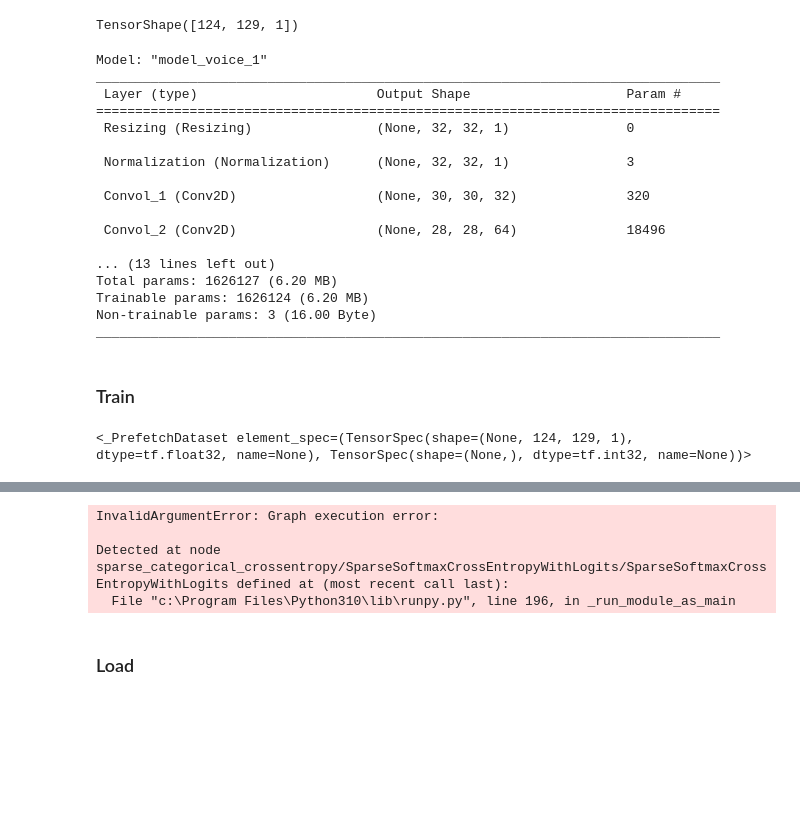
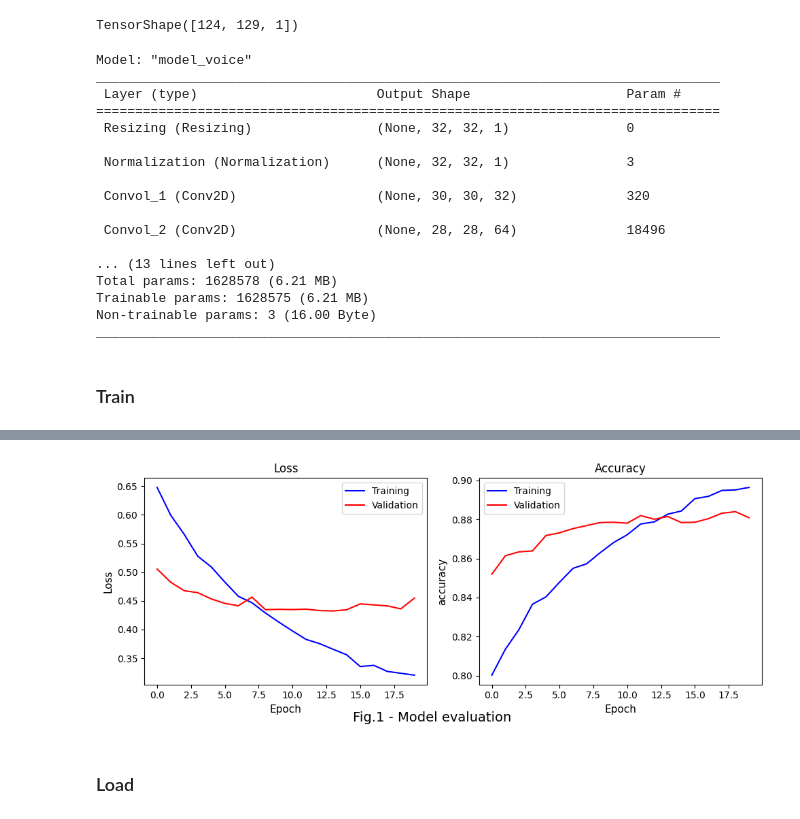
Before and after one commit to Alex1iv/speech_classification, a Jupyter notebook: notebooks/simple_audio.ipynb, the cells around one changed output, grey strips where cells are left out. Drawn from its saved outputs; the diff is of its cells as text; code cells hidden in the pictures; blank space fills up the shorter version.

```diff
--- a/notebooks/simple_audio.ipynb
+++ b/notebooks/simple_audio.ipynb
@@ -73,10 +71,18 @@ train_ds, val_ds = tf.keras.utils.audio_dataset_from_directory(
     output_sequence_length=16000, # clip duration
     seed=random_seed,
     subset='both',
-    validation_split=0.2
+    validation_split=0.2,
+    #shuffle=False
 )
-label_names = np.array(train_ds.class_names)
+
+label_names = np.array(train_ds.class_names, dtype='object')
 label_names
+
+# acceptable_commands = ['up', 'down', 'go', 'stop', 'left', 'right', 'yes', 'no' ,
+#     'on', 'off', '_background_noise_']
+# label_list = train_ds.class_names
+# label_mapping = [label.replace('_background_noise_','silence') \
+#     if label in acceptable_commands  else 'unknown' for label in label_list]
 # %% [output]
 Found 64727 files belonging to 31 classes.
 Using 51782 files for training.
@@ -377,15 +400,15 @@ TensorShape([124, 129, 1])
 # %%
 from tensorflow.keras.layers import InputLayer
-my_shape = example_spectrograms.shape[1:]
+my_shape = example_spectrograms.shape[1:] #(124, 129, 1)
 # print('Input shape is: ',my_shape, '\nNum labels:', num_labels,
 #     '\noriginal:', X[0].shape,
 #     '\nShape to the model:', tf.squeeze(X[0]).shape,'\n')
-model = ModelVoice(data=train_spectrogram_ds)
-model.build(input_shape= my_shape)
-model.call(tf.keras.layers.Input(shape = (64, 124, 1)))
+model = ModelVoice(data=train_spectrogram_ds, output_units=31)  #X_train
+model.build(input_shape= my_shape) ##X_train.shape
+model.call(tf.keras.layers.Input(shape = (64, 124,1)))
 model.summary(line_length=80)
 # %% [output]
-Model: "model_voice_1"
+Model: "model_voice"
 ________________________________________________________________________________
  Layer (type)                       Output Shape                    Param #
 ================================================================================
@@ -398,13 +421,9 @@ ________________________________________________________________________________
  Convol_2 (Conv2D)                  (None, 28, 28, 64)              18496
 
 ... (13 lines left out)
-Total params: 1626127 (6.20 MB)
-Trainable params: 1626124 (6.20 MB)
+Total params: 1628578 (6.21 MB)
+Trainable params: 1628575 (6.21 MB)
 Non-trainable params: 3 (16.00 Byte)
 ________________________________________________________________________________
 # %% [markdown]
 ### Train
-# %%
-val_spectrogram_ds
-# %% [output]
-<_PrefetchDataset element_spec=(TensorSpec(shape=(None, 124, 129, 1), dtype=tf.float32, name=None), TensorSpec(shape=(None,), dtype=tf.int32, name=None))>
@@ -415,12 +437,13 @@ model.compile(
     metrics=['accuracy']
 )
 
-EPOCHS = 5
+EPOCHS = 20
 history = model.fit(
     train_spectrogram_ds,
-    validation_data=val_spectrogram_ds,
+    validation_data = val_spectrogram_ds,
+     #x=X_train, y=y_train, #validation_data=(X_valid, y_valid),
     epochs=EPOCHS,
-    callbacks=callbacks(path_models=path_models, **config.callbacks) #tf.keras.callbacks.EarlyStopping(verbose=1, patience=2),
+    callbacks=callbacks(**config.callbacks) #tf.keras.callbacks.EarlyStopping(verbose=1, patience=2), #path_models=path_models,
 )
 clear_output(wait=False)
 
@@ -433,7 +458,4 @@ Epoch 1/5
-InvalidArgumentError: Graph execution error:
-
-Detected at node sparse_categorical_crossentropy/SparseSoftmaxCrossEntropyWithLogits/SparseSoftmaxCrossEntropyWithLogits defined at (most recent call last):
-  File "c:\Program Files\Python310\lib\runpy.py", line 196, in _run_module_as_main
+[figure, added]
 # %% [markdown]
 ### Load
 # %%
```
Also changed, not shown: parts of 57 cells of this notebook.
